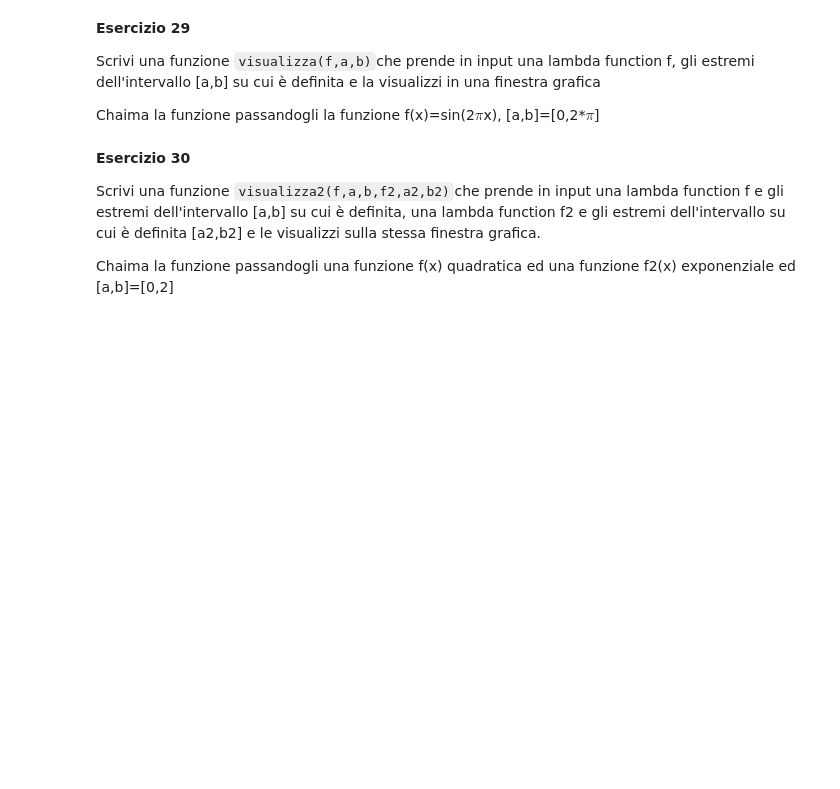
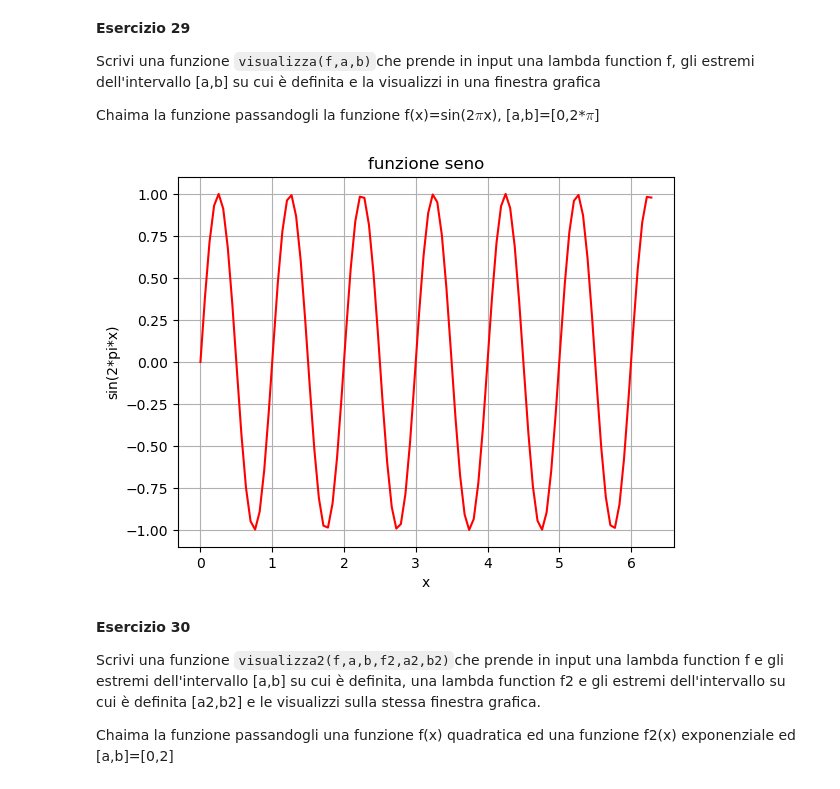
Before and after one commit to Giock24/Metodi-Numerici-Lab, a Jupyter notebook: Lezione 3/Esercitazione3.ipynb, the cells around one changed output. Cells and saved outputs as stored; diff of their text form; code cells hidden in the pictures; blank space fills up the shorter version.

```diff
--- a/Lezione 3/Esercitazione3.ipynb
+++ b/Lezione 3/Esercitazione3.ipynb
@@ -606,6 +606,25 @@ border(3,10)
 Scrivi una funzione `visualizza(f,a,b)`che prende in input una lambda function f, gli estremi dell'intervallo [a,b] su cui è definita e la visualizzi in una finestra grafica
 
 Chaima la funzione passandogli la funzione f(x)=sin(2*$\pi$*x), [a,b]=[0,2*$\pi$]
+# %%
+import matplotlib.pyplot as plt
+import math
+
+def visualizza(func,a,b):
+    x = np.linspace(a,b,100)
+
+    plt.plot(x,func(x),'r')
+    plt.title("funzione seno")
+    plt.grid(Rt)
+    plt.xlabel("x")
+    plt.ylabel("sin(2*pi*x)")
+    plt.show()
+
+# per scrivere il pi greco = math.pi
+f = lambda x: np.sin(2*math.pi*x)
+visualizza(f, 0, 2*math.pi)
+# %% [output]
+[figure, added]
 # %% [markdown]
 **Esercizio 30**
 
```
Also changed, not shown: parts of 2 cells of this notebook, 2 other files.
